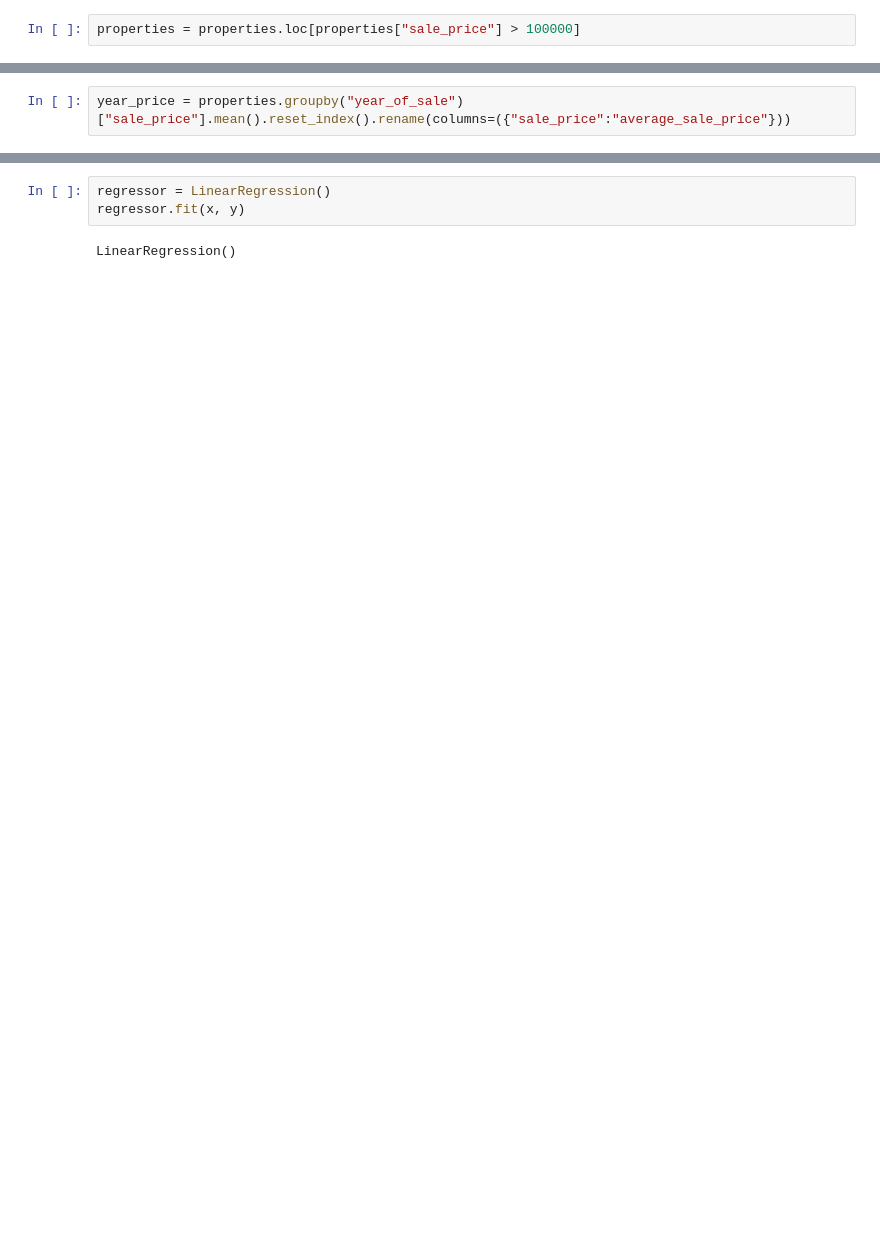
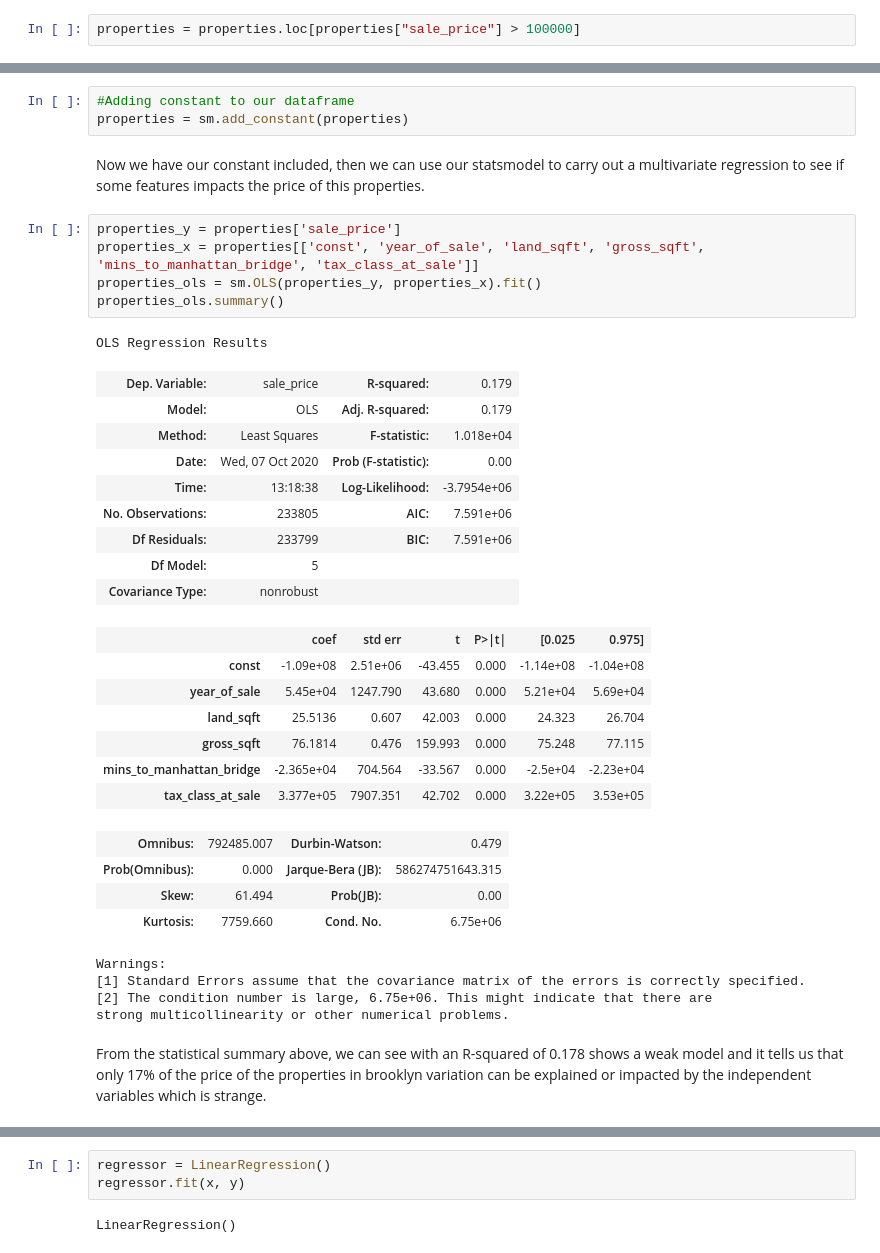
Before and after one commit to cappymayor/Brooklyn_real-estate_project, a Jupyter notebook: Regression_model_notebook.ipynb, the cells around one changed output, grey strips where cells are left out. Drawn from its saved outputs; the diff is of its cells as text; blank space fills up the shorter version.

```diff
--- a/Regression_model_notebook.ipynb
+++ b/Regression_model_notebook.ipynb
@@ -30,5 +36,41 @@ properties.head()
 | 2 | 2 | BROOKLYN HEIGHTS | 21 OFFICE BUILDINGS | 4 | O6 | 29 COLUMBIA HEIGHTS | ... |
 | 3 | 3 | MILL BASIN | 22 STORE BUILDINGS | 4 | K6 | 5120 AVENUE U | ... |
 | 4 | 4 | BROOKLYN HEIGHTS | 26 OTHER HOTELS | 4 | H8 | 21 CLARK STREET | ... |
-# %%
-year_price = properties.groupby("year_of_sale")["sale_price"].mean().reset_index().rename(columns=({"sale_price":"average_sale_price"}))
+# %%
+#Adding constant to our dataframe
+properties = sm.add_constant(properties)
+# %% [markdown]
+Now we have our constant included, then we can use our statsmodel to carry out a multivariate regression to see if some features impacts the price of this properties.
+# %%
+properties_y = properties['sale_price']
+properties_x = properties[['const', 'year_of_sale', 'land_sqft', 'gross_sqft', 'mins_to_manhattan_bridge', 'tax_class_at_sale']]
+properties_ols = sm.OLS(properties_y, properties_x).fit()
+properties_ols.summary()
+# %% [output]
+OLS Regression Results
+| Dep. Variable: | sale_price | R-squared: | 0.179 |
+| Model: | OLS | Adj. R-squared: | 0.179 |
+| Method: | Least Squares | F-statistic: | 1.018e+04 |
+| Date: | Wed, 07 Oct 2020 | Prob (F-statistic): | 0.00 |
+| Time: | 13:18:38 | Log-Likelihood: | -3.7954e+06 |
+| No. Observations: | 233805 | AIC: | 7.591e+06 |
+| Df Residuals: | 233799 | BIC: | 7.591e+06 |
+| Df Model: | 5 |  |  |
+| Covariance Type: | nonrobust |  |  |
+|  | coef | std err | t | P>|t| | [0.025 | 0.975] |
+| const | -1.09e+08 | 2.51e+06 | -43.455 | 0.000 | -1.14e+08 | -1.04e+08 |
+| year_of_sale | 5.45e+04 | 1247.790 | 43.680 | 0.000 | 5.21e+04 | 5.69e+04 |
+| land_sqft | 25.5136 | 0.607 | 42.003 | 0.000 | 24.323 | 26.704 |
+| gross_sqft | 76.1814 | 0.476 | 159.993 | 0.000 | 75.248 | 77.115 |
+| mins_to_manhattan_bridge | -2.365e+04 | 704.564 | -33.567 | 0.000 | -2.5e+04 | -2.23e+04 |
+| tax_class_at_sale | 3.377e+05 | 7907.351 | 42.702 | 0.000 | 3.22e+05 | 3.53e+05 |
+| Omnibus: | 792485.007 | Durbin-Watson: | 0.479 |
+| Prob(Omnibus): | 0.000 | Jarque-Bera (JB): | 586274751643.315 |
+| Skew: | 61.494 | Prob(JB): | 0.00 |
+| Kurtosis: | 7759.660 | Cond. No. | 6.75e+06 |
+Warnings:
+[1] Standard Errors assume that the covariance matrix of the errors is correctly specified.
+[2] The condition number is large, 6.75e+06. This might indicate that there are
+strong multicollinearity or other numerical problems.
+# %% [markdown]
+From the statistical summary above, we can see with an R-squared of 0.178 shows a weak model and it tells us that only 17% of the price of the properties in brooklyn variation can be explained or impacted by the independent variables which is strange.
```
Also changed, not shown: parts of 36 cells of this notebook.
